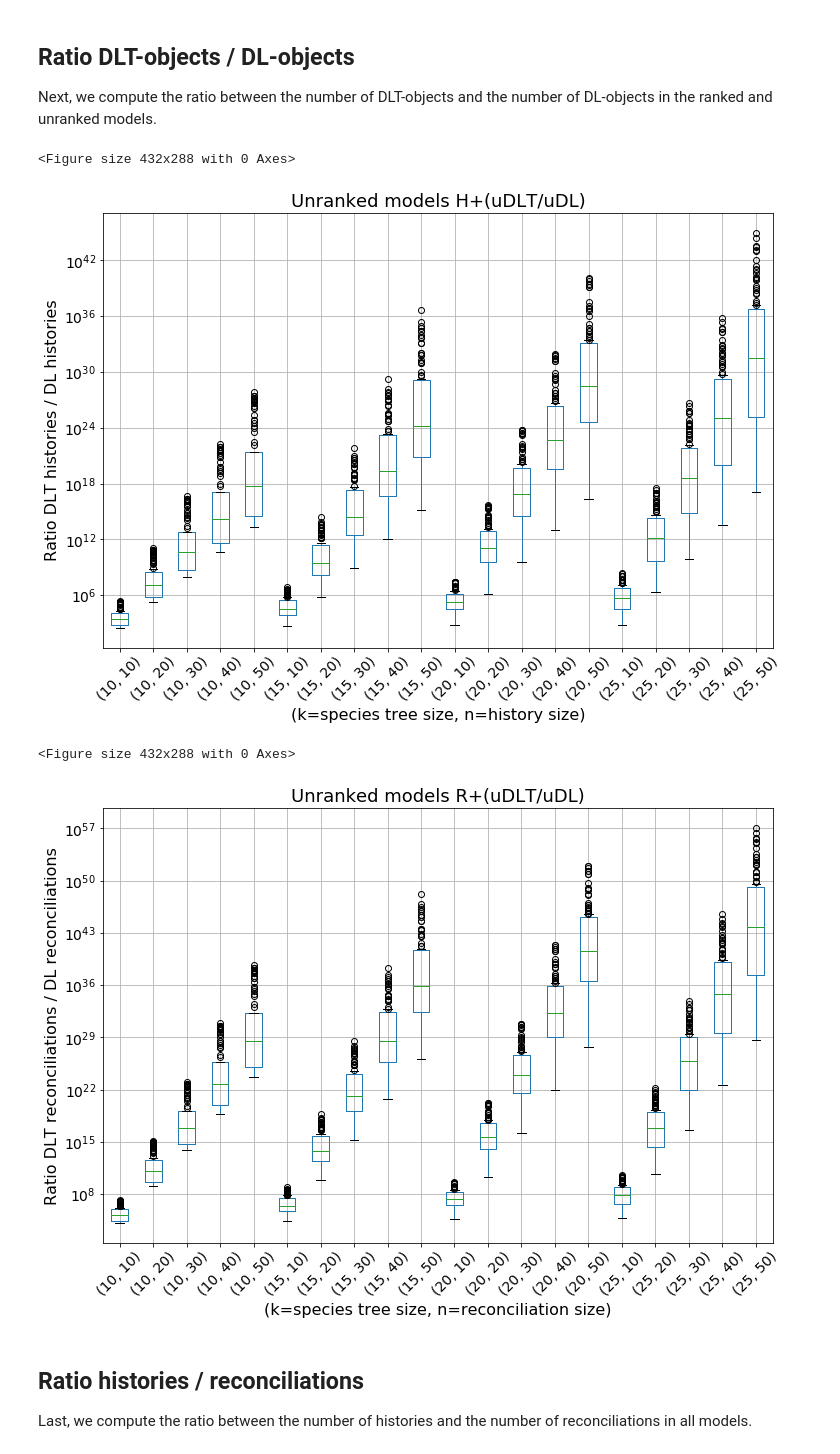
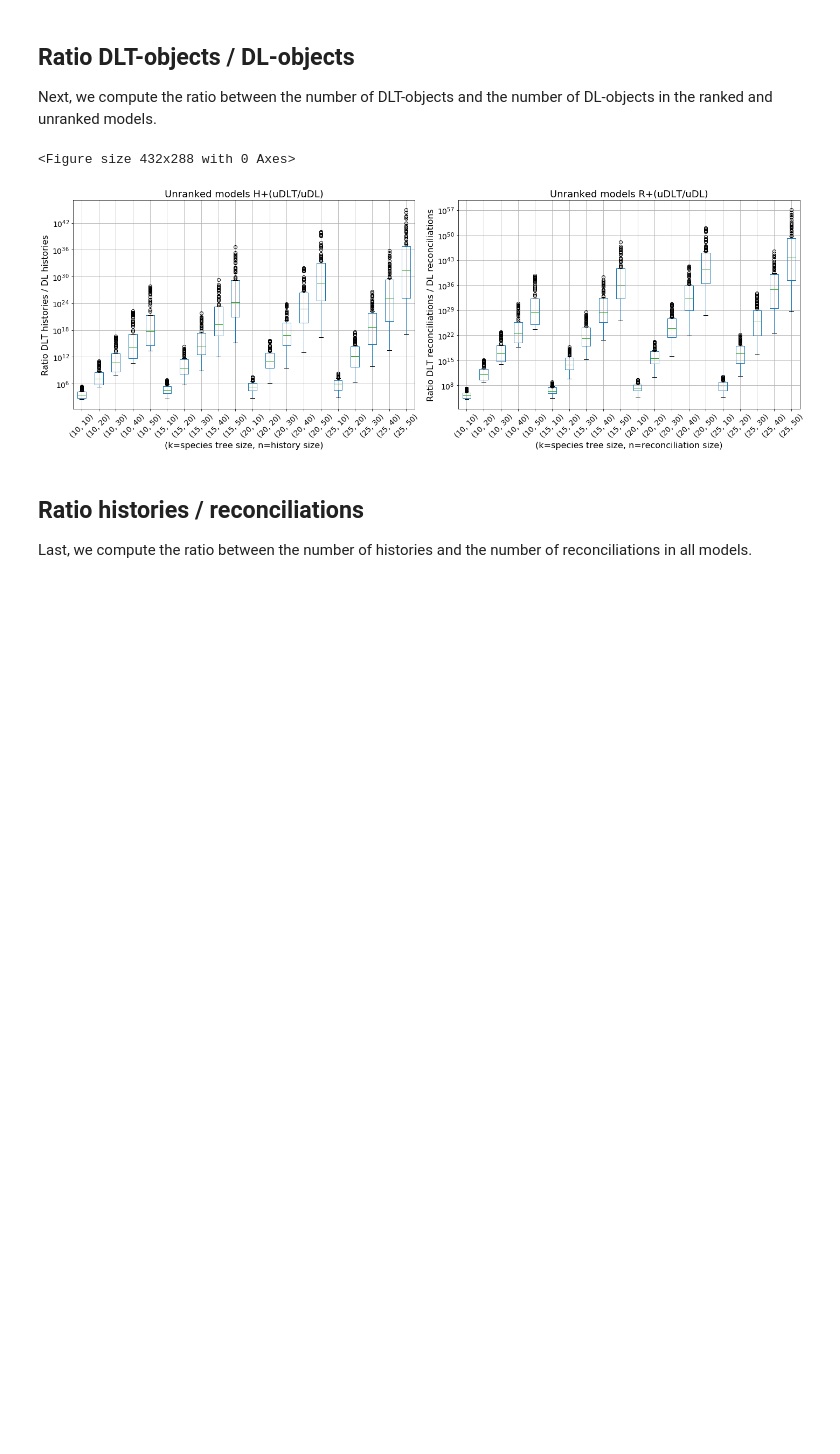
Before and after one commit to cchauve/DLT-Histories, a Jupyter notebook: exp/20-11-2019-Reconciliations/doc/NB1.ipynb, the cells around one changed output. Saved outputs shown, nothing was run; the diff lists cells and outputs as text; code cells hidden in the pictures; blank space fills up the shorter version.

```diff
--- a/exp/20-11-2019-Reconciliations/doc/NB1.ipynb
+++ b/exp/20-11-2019-Reconciliations/doc/NB1.ipynb
@@ -30,15 +32,16 @@ S_TREES_INDEX = [i for i in range(0,NB_S_TREES)]
 OBJECTS = ['H','R']
 OBJECT2LEGEND = {'H':'Histories', 'R':'Reconciliations'}
 # Evolutionary models
-EVOL_MODELS = [('U','DL'),('U','DLT'),('R','DL'),('R','DLT')]
+MODELS   = [('U','DL'),('U','DLT'),('R','DL'),('R','DLT')]
 MODEL2LEGEND = {'U_DL': 'uDL model',
                 'U_DLT': 'uDLT model',
                 'R_DL': 'rDL model',
                 'R_DLT': 'rDLT model'}
 # Species tree sizes
-K_MIN = 3
-K_MAX = 25
+K_MIN  = 3
+K_MAX  = 25
 K_LIST = [k for k in range(K_MIN,K_MAX+1)]
+
 # Histories/reconciliations sizes
 N_MIN = 1
 N_MAX = 50
@@ -74,11 +77,11 @@ for k in K_LIST:
     read_trees_file(PREFIX_TREES+'_'+str(k))
 # %%
 # Reading the exact counting results
-# Format: RESULTS_ALL[evol_model][s][n][tree_index] is
-# the list of the number of histories of size n for tree tree_index of size s in model evol_model
+# Format: RESULTS_COUNTING_[object][model][s][n][tree_index] is
+# the list of the number of histories of size n for tree tree_index of size s in given model and object
 # the list is of size 1 if the tree is unranked
 
-RESULTS_aux = {o:{m:{k:{n:{t:[] for t in S_TREES_INDEX} for n in N_LIST}  for k in K_LIST} for m in EVOL_MODELS} for o in OBJECTS}
+RESULTS_aux = {o:{m:{k:{n:{t:[] for t in S_TREES_INDEX} for n in N_LIST}  for k in K_LIST} for m in MODELS} for o in OBJECTS}
 
 def read_counting_file(fileName,k):
     with gzip.open(fileName, 'r') as f:
@@ -92,6 +95,7 @@ def read_counting_file(fileName,k):
                 for n in N_LIST:
                     RESULTS_aux[objects][model][k][n][treeIndex].append(int(row6[n-1]))
 
+
 for k in K_LIST:
     read_counting_file(PREFIX_UNRANKED+'_'+str(k)+'.gz',k)
     #read_counting_file(PREFIX_RANKED+'_'+str(k)+'.gz',k)
@@ -225,38 +204,28 @@ RATIOS_R_UDLT_UDL = pd.DataFrame.from_dict({(k,n): RESULTS_aux['R'][k][n]
 # %%
-plt.figure()
-ax_ratio1a = RATIOS_H_UDLT_UDL.transpose().plot(kind='box', grid=True, figsize=(12,8), return_type='axes', title='Unranked models H+(uDLT/uDL)', fontsize=14)
-ax_ratio1a.title.set_size(18)
-ax_ratio1a.set_yscale('log')
-ax_ratio1a.set_ylabel('Ratio DLT histories / DL histories', fontsize=16)
-plt.xticks(rotation=45)
-ax_ratio1a.set_xlabel('(k=species tree size, n=history size)', fontsize=16)
-plt.savefig('figures/ratio_H_UDLT_UDL_per_tree.png')
-plt.show()
+# Figure 3
 
 plt.figure()
-ax_ratio1a = RATIOS_R_UDLT_UDL.transpose().plot(kind='box', grid=True, figsize=(12,8), return_type='axes', title='Unranked models R+(uDLT/uDL)', fontsize=14)
-ax_ratio1a.title.set_size(18)
-ax_ratio1a.set_yscale('log')
-ax_ratio1a.set_ylabel('Ratio DLT reconciliations / DL reconciliations', fontsize=16)
-plt.xticks(rotation=45)
-ax_ratio1a.set_xlabel('(k=species tree size, n=reconciliation size)', fontsize=16)
+fig_ratioa, ax_ratioa = plt.subplots(nrows=1, ncols=2, figsize=(20, 7))
+
+RATIOS_H_UDLT_UDL.transpose().plot(ax=ax_ratioa[0], kind='box', grid=True, return_type='axes', title='Unranked models H+(uDLT/uDL)', fontsize=14, rot=45)
+ax_ratioa[0].title.set_size(18)
+ax_ratioa[0].set_yscale('log')
+ax_ratioa[0].set_ylabel('Ratio DLT histories / DL histories', fontsize=16)
+ax_ratioa[0].set_xlabel('(k=species tree size, n=history size)', fontsize=16)
+plt.savefig('figures/ratio_H_UDLT_UDL_per_tree.png')
+
+RATIOS_R_UDLT_UDL.transpose().plot(ax=ax_ratioa[1], kind='box', grid=True, return_type='axes', title='Unranked models R+(uDLT/uDL)', fontsize=14, rot=45)
+ax_ratioa[1].title.set_size(18)
+ax_ratioa[1].set_yscale('log')
+ax_ratioa[1].set_ylabel('Ratio DLT reconciliations / DL reconciliations', fontsize=16)
+ax_ratioa[1].set_xlabel('(k=species tree size, n=reconciliation size)', fontsize=16)
 plt.savefig('figures/ratio_R_UDLT_UDL_per_tree.png')
+
+fig_ratioa.tight_layout()
 plt.show()
-
-#plt.figure()
-#ax_ratio1b = RATIOS_RDLT_RDL.transpose().plot(kind='box', grid=True, figsize=(12,8), return_type='axes', title='Ranked models (RDLT/RDL)', fontsize=14)
-#ax_ratio1b.title.set_size(18)
-#ax_ratio1b.set_yscale('log')
-#ax_ratio1b.set_ylabel('Ratio DLT histories / DL histories', fontsize=16)
-#plt.xticks(rotation=45)
-#ax_ratio1b.set_xlabel('(k=species tree size, n=history size)', fontsize=16)
-#plt.savefig('figures/ratio_RDLT_RDL_per_tree.png')
-#plt.show()
 # %% [output]
 <Figure size 432x288 with 0 Axes>
-[figure, old version]
+[figure, new version]
-<Figure size 432x288 with 0 Axes>
-[figure, removed]
 # %% [markdown]
 ## Ratio histories / reconciliations
 
```
Also changed, not shown: parts of 12 cells of this notebook, 4 other files.
